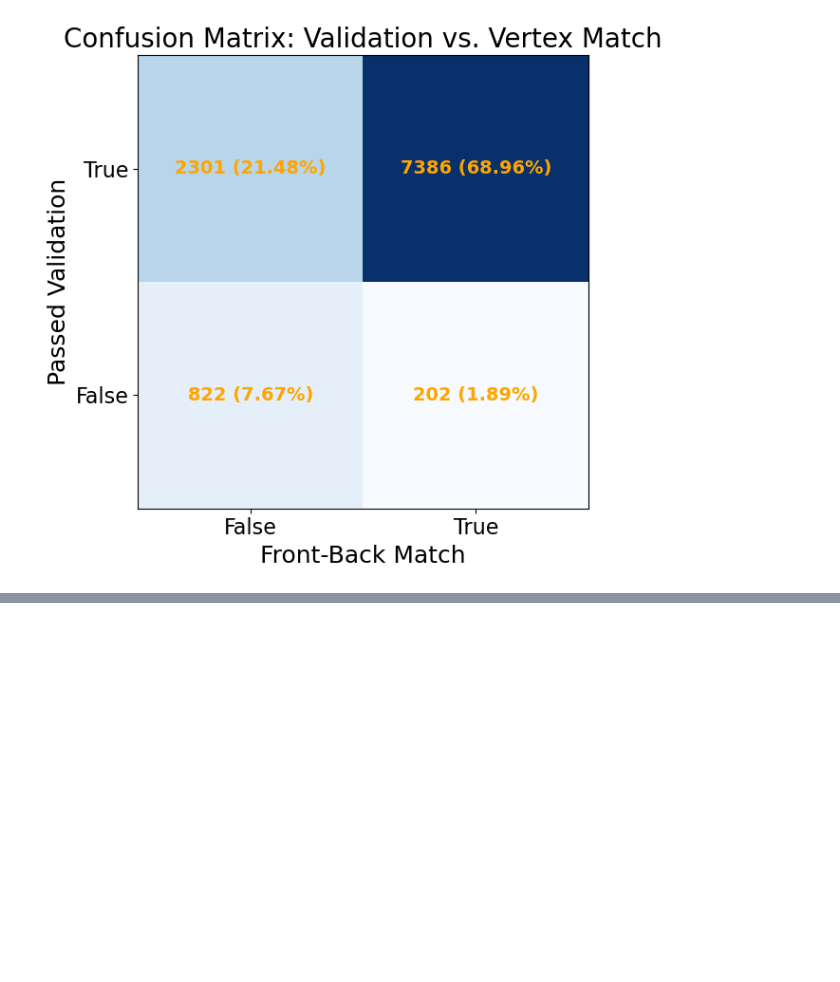
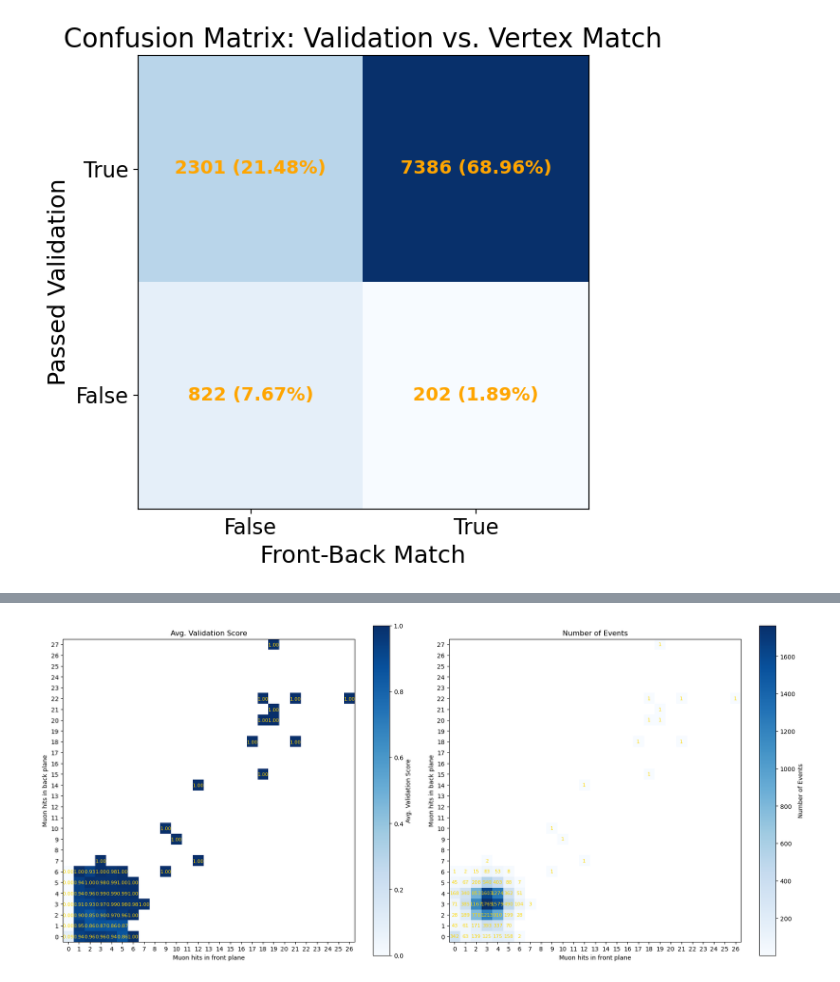
Before and after one commit to jaca230/pattern_finding_playground, a Jupyter notebook: notebooks/kmeans_analysis.ipynb, the cells around one changed output, grey strips where cells are left out. Saved outputs shown, nothing was run; the diff lists cells and outputs as text; code cells hidden in the pictures; blank space fills up the shorter version.

```diff
--- a/notebooks/kmeans_analysis.ipynb
+++ b/notebooks/kmeans_analysis.ipynb
@@ -477,0 +742,79 @@ plt.show()
+# %%
+# Collect muon hit counts
+front_muon_hits = []
+back_muon_hits = []
+
+for event in reconstructed_events:
+    f_muon_count = 0
+    b_muon_count = 0
+    tracklets = {t for p in event.get_patterns() for t in p.get_unique_tracklets()}
+
+    for t in tracklets:
+        if abs(t.particle_id) != 13:
+            continue  # Not a muon
+        f_muon_count += len(t.get_front_hits())
+        b_muon_count += len(t.get_back_hits())
+
+    front_muon_hits.append(f_muon_count)
+    back_muon_hits.append(b_muon_count)
+
+# Determine dynamic max ranges
+max_front = max(front_muon_hits)
+max_back = max(back_muon_hits)
+
+# Initialize heatmap arrays
+heatmap = np.zeros((max_back + 1, max_front + 1))
+heatmap_counts = np.zeros_like(heatmap)
+
+# Fill the heatmap
+for i, event in enumerate(reconstructed_events):
+    x = min(front_muon_hits[i], max_front)
+    y = min(back_muon_hits[i], max_back)
+    score = 1 if event.validate() else 0
+    heatmap[y, x] += score
+    heatmap_counts[y, x] += 1
+
+# Compute average validation scores
+with np.errstate(divide='ignore', invalid='ignore'):
+    avg_heatmap = np.true_divide(heatmap, heatmap_counts)
+    avg_heatmap[np.isnan(avg_heatmap)] = np.nan
+
+# Plotting both heatmaps side by side
+fig, axes = plt.subplots(1, 2, figsize=(18, 8))
+cmap = plt.cm.Blues
+
+# Plot 1: Validation Score Heatmap
+im1 = axes[0].imshow(avg_heatmap, origin='lower', cmap=cmap, vmin=0, vmax=1)
+axes[0].set_title("Avg. Validation Score")
+axes[0].set_xlabel("Muon hits in front plane")
+axes[0].set_ylabel("Muon hits in back plane")
+axes[0].set_xticks(np.arange(avg_heatmap.shape[1]))
+axes[0].set_yticks(np.arange(avg_heatmap.shape[0]))
+for y in range(avg_heatmap.shape[0]):
+    for x in range(avg_heatmap.shape[1]):
+        if heatmap_counts[y, x] > 0:
+            score = avg_heatmap[y, x]
+            axes[0].text(x, y, f"${score:.2f}$", ha="center", va="center", color="gold", fontsize=8)
+
+# Plot 2: Event Count Heatmap (with zeros whited out)
+heatmap_counts[heatmap_counts == 0] = np.nan  # Mask out zeros to be white in colormap
+im2 = axes[1].imshow(heatmap_counts, origin='lower', cmap=cmap)
+axes[1].set_title("Number of Events")
+axes[1].set_xlabel("Muon hits in front plane")
+axes[1].set_ylabel("Muon hits in back plane")
+axes[1].set_xticks(np.arange(heatmap_counts.shape[1]))
+axes[1].set_yticks(np.arange(heatmap_counts.shape[0]))
+for y in range(heatmap_counts.shape[0]):
+    for x in range(heatmap_counts.shape[1]):
+        count = heatmap_counts[y, x]
+        if not np.isnan(count):  # Avoid plotting NaN
+            axes[1].text(x, y, str(int(count)) if not np.isnan(count) else "", ha="center", va="center", color="gold", fontsize=8)
+
+# Add colorbars
+fig.colorbar(im1, ax=axes[0], label="Avg. Validation Score")
+fig.colorbar(im2, ax=axes[1], label="Number of Events")
+
+plt.tight_layout()
+plt.show()
+# %% [output]
+[figure, added]
```
Also changed, not shown: parts of 21 cells of this notebook, 2 other files.
